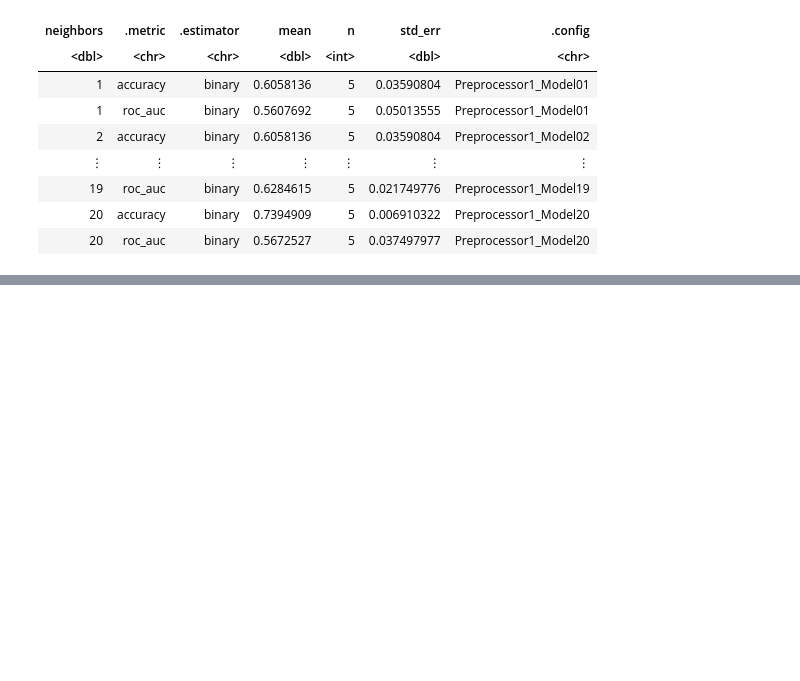
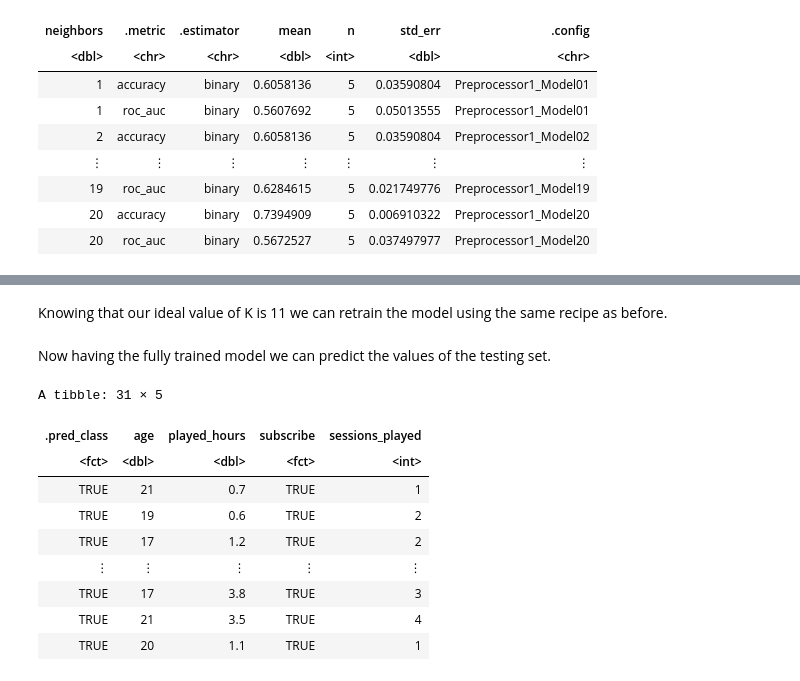
Before and after one commit to kendra2070/group_project, a Jupyter notebook: project_16.ipynb, the cells around one changed output, grey strips where cells are left out. Drawn from its saved outputs; the diff is of its cells as text; code cells hidden in the pictures; blank space fills up the shorter version.

```diff
--- a/project_16.ipynb
+++ b/project_16.ipynb
@@ -205,0 +191,31 @@ A tibble: 1 × 7
+# %% [markdown]
+Knowing that our ideal value of K is 11 we can retrain the model using the same recipe as before.
+# %%
+knn <- nearest_neighbor(weight_func = 'rectangular' , neighbors = 11) |>
+      set_engine('kknn') |>
+      set_mode('classification')
+
+knn_fit <- workflow() |>
+      add_recipe(minecraft_recipe) |>
+      add_model(knn) |>
+      fit(data = minecraft_train)
+# %% [markdown]
+Now having the fully trained model we can predict the values of the testing set.
+# %%
+test_predictions <- predict(knn_fit, minecraft_test) |>
+bind_cols(minecraft_test)
+test_predictions
+# mnist_metrics <- mnist_predictions |>
+#     metrics(truth = y, estimate = .pred_class)  |>
+#     filter(.metric == "accuracy")
+# %% [output]
+A tibble: 31 × 5
+| .pred_class | age | played_hours | subscribe | sessions_played |
+| <fct> | <dbl> | <dbl> | <fct> | <int> |
+| TRUE | 21 | 0.7 | TRUE | 1 |
+| TRUE | 19 | 0.6 | TRUE | 2 |
+| TRUE | 17 | 1.2 | TRUE | 2 |
+| ⋮ | ⋮ | ⋮ | ⋮ | ⋮ |
+| TRUE | 17 | 3.8 | TRUE | 3 |
+| TRUE | 21 | 3.5 | TRUE | 4 |
+| TRUE | 20 | 1.1 | TRUE | 1 |
```
Also changed, not shown: parts of 9 cells of this notebook.
